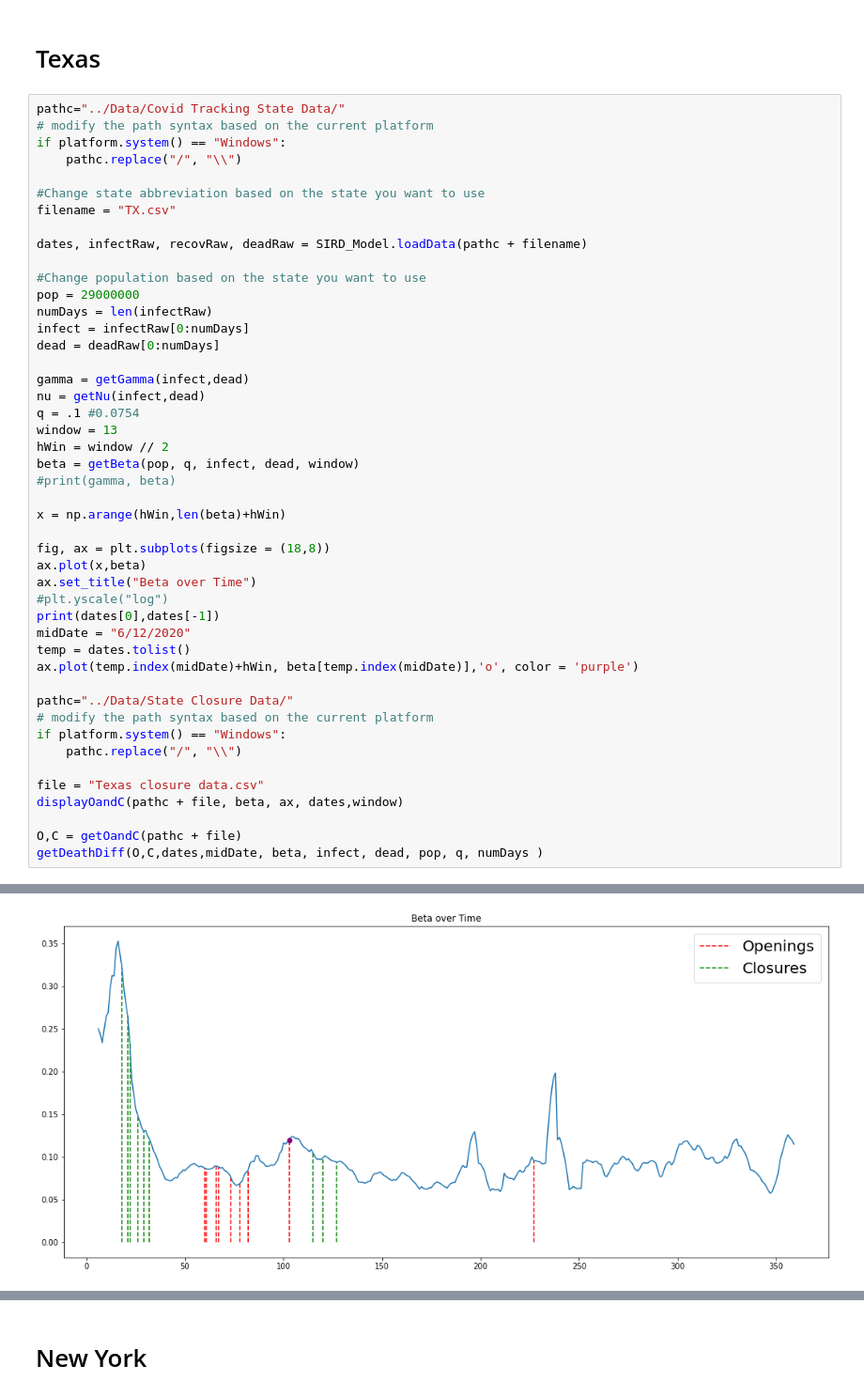
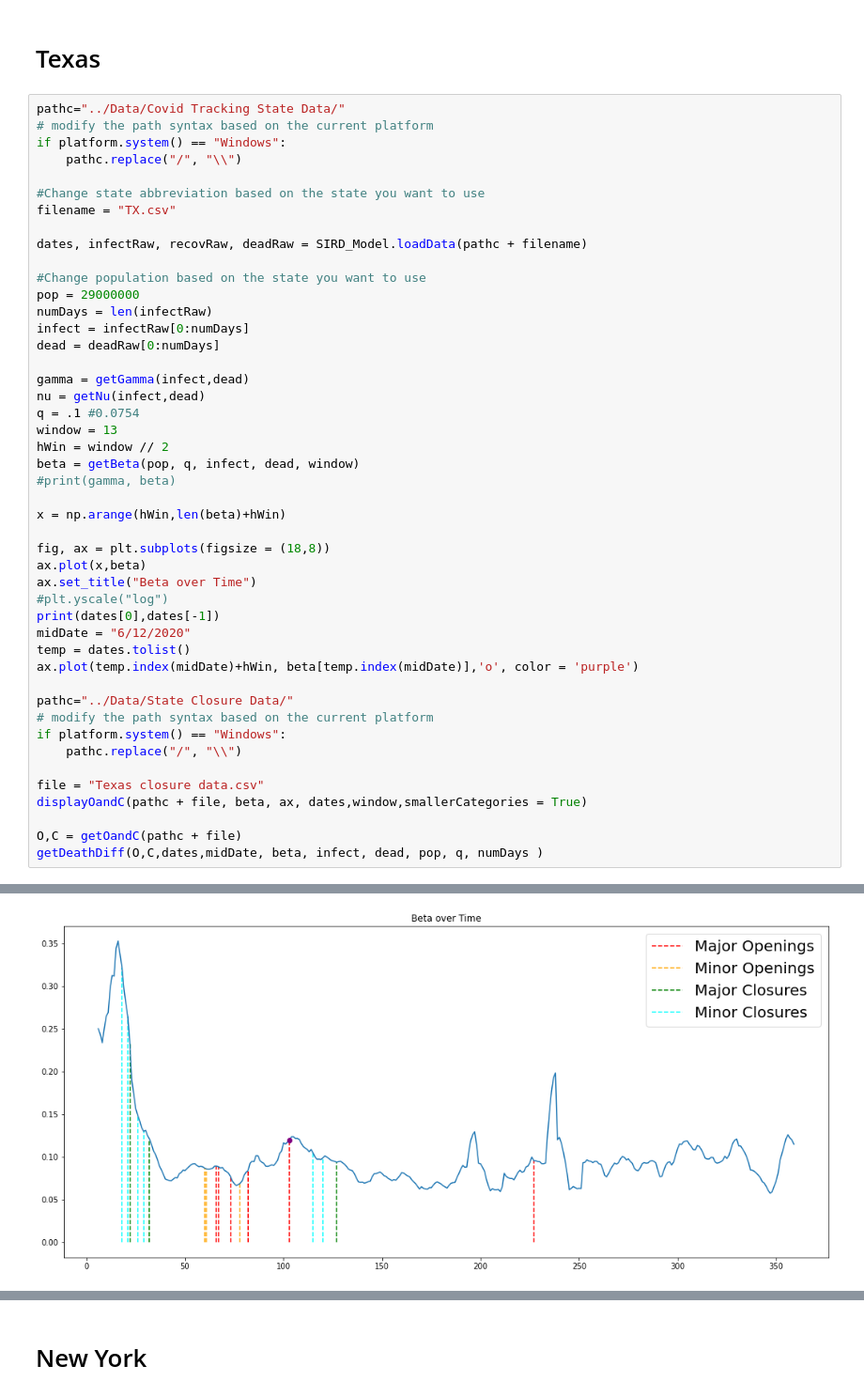
Before and after one commit to holiday-pettijohn/COVID-Tracking-Biola-Summer, a Jupyter notebook: Code/Beta Approximation OpenClose Simulation.ipynb, the cells around one changed output, grey strips where cells are left out. Shown at 94% size. Saved outputs shown, nothing was run; the diff lists cells and outputs as text.

```diff
--- a/Code/Beta Approximation OpenClose Simulation.ipynb
+++ b/Code/Beta Approximation OpenClose Simulation.ipynb
@@ -362,7 +438,7 @@ if platform.system() == "Windows":
     pathc.replace("/", "\\")
 
 file = "Texas closure data.csv"
-displayOandC(pathc + file, beta, ax, dates,window)
+displayOandC(pathc + file, beta, ax, dates,window,smallerCategories = True)
 
 O,C = getOandC(pathc + file)
 getDeathDiff(O,C,dates,midDate, beta, infect, dead, pop, q, numDays )
@@ -379,6 +456,6 @@ beta after:  0.11605627638575726
 [0.11605627638575726, 0.0748986727132544, 0.0011903193976931666]
 [figure]
-[figure, old version]
+[figure, new version]
 [figure]
 # %%
 pathc="../Data/Covid Tracking State Data/"
```
Also changed, not shown: parts of 9 cells of this notebook.
